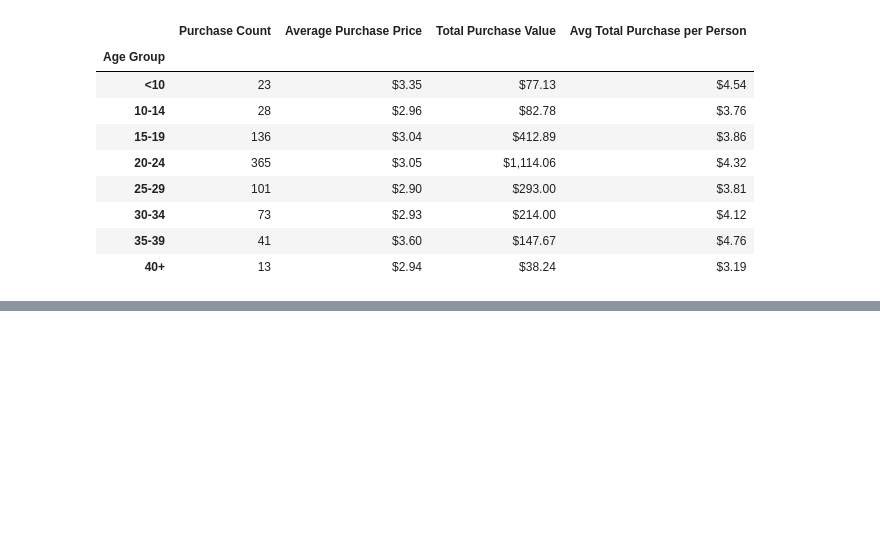
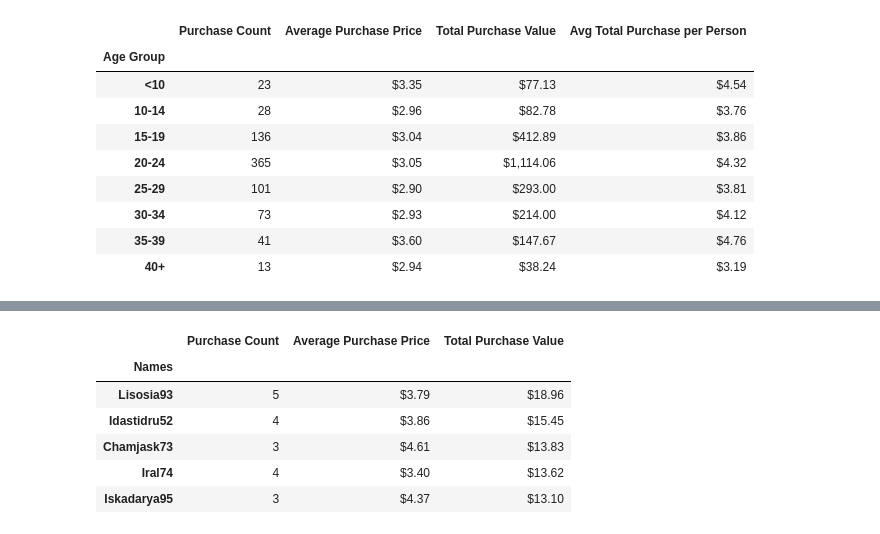
Before and after one commit to apizzo1/pandas-challenge, a Jupyter notebook: HeroesOfPymoli/HeroesOfPymoli.ipynb, the cells around one changed output, grey strips where cells are left out. Drawn from its saved outputs; the diff is of its cells as text; code cells hidden in the pictures; blank space fills up the shorter version.

```diff
--- a/HeroesOfPymoli/HeroesOfPymoli.ipynb
+++ b/HeroesOfPymoli/HeroesOfPymoli.ipynb
@@ -150,0 +132,65 @@ test.sort_values("Price", ascending = False)
+# %%
+# Top Spenders
+tot_spend = purchase_df.groupby("SN")["Price"].sum()
+
+top_spend = tot_spend.sort_values(ascending=False)
+#Drop all all rows except top 5 spenders
+#source: https://stackoverflow.com/questions/34641056/removing-elements-from-pandas-series-in-python
+top_spend = top_spend.drop(top_spend.index[5:])
+
+#find top spenders in original dataframe
+number1_df = purchase_df.loc[purchase_df["SN"] == top_spend.index[0], :]
+number2_df = purchase_df.loc[purchase_df["SN"] == top_spend.index[1], :]
+number3_df = purchase_df.loc[purchase_df["SN"] == top_spend.index[2], :]
+number4_df = purchase_df.loc[purchase_df["SN"] == top_spend.index[3], :]
+number5_df = purchase_df.loc[purchase_df["SN"] == top_spend.index[4], :]
+
+Names =[top_spend.index[0],top_spend.index[1],top_spend.index[2],top_spend.index[3],top_spend.index[4]]
+Names = pd.Series(Names)
+Names = Names.rename("Names")
+
+#find top spenders purchase count
+num1_count = number1_df["Purchase ID"].count()
+num2_count= number2_df["Purchase ID"].count()
+num3_count= number3_df["Purchase ID"].count()
+num4_count= number4_df["Purchase ID"].count()
+num5_count= number5_df["Purchase ID"].count()
+Top_purchase_ct = [num1_count,num2_count,num3_count,num4_count,num5_count]
+Top_purchase_ct = pd.Series(Top_purchase_ct)
+Top_purchase_ct = Top_purchase_ct.rename("Purchase Count")
+
+#Find avg purchase price
+num1_avg = number1_df["Price"].mean()
+num2_avg = number2_df["Price"].mean()
+num3_avg = number3_df["Price"].mean()
+num4_avg = number4_df["Price"].mean()
+num5_avg = number5_df["Price"].mean()
+Top_purchase_avg = [num1_avg,num2_avg,num3_avg,num4_avg,num5_avg]
+Top_purchase_avg = pd.Series(Top_purchase_avg)
+Top_purchase_avg = Top_purchase_avg.rename("Average Purchase Price")
+
+#Find Total Purchase Value
+num1_tot = top_spend[0]
+num2_tot = top_spend[1]
+num3_tot = top_spend[2]
+num4_tot = top_spend[3]
+num5_tot = top_spend[4]
+Top_purchase_tot = [num1_tot,num2_tot,num3_tot,num4_tot,num5_tot]
+Top_purchase_tot = pd.Series(Top_purchase_tot)
+Top_purchase_tot = Top_purchase_tot.rename("Total Purchase Value")
+
+#Add the series together to make final dataframe
+top_spend_df =pd.concat([Names,Top_purchase_ct,Top_purchase_avg,Top_purchase_tot], axis = 1)
+#format currency
+top_spend_df['Average Purchase Price'] = top_spend_df['Average Purchase Price'].map('${:,.2f}'.format)
+top_spend_df['Total Purchase Value'] = top_spend_df['Total Purchase Value'].map('${:,.2f}'.format)
+#reset index to names column
+top_spend_df.set_index('Names')
+# %% [output]
+|  | Purchase Count | Average Purchase Price | Total Purchase Value |
+| Names |  |  |  |
+| Lisosia93 | 5 | $3.79 | $18.96 |
+| Idastidru52 | 4 | $3.86 | $15.45 |
+| Chamjask73 | 3 | $4.61 | $13.83 |
+| Iral74 | 4 | $3.40 | $13.62 |
+| Iskadarya95 | 3 | $4.37 | $13.10 |
```
Also changed, not shown: parts of 5 cells of this notebook.
